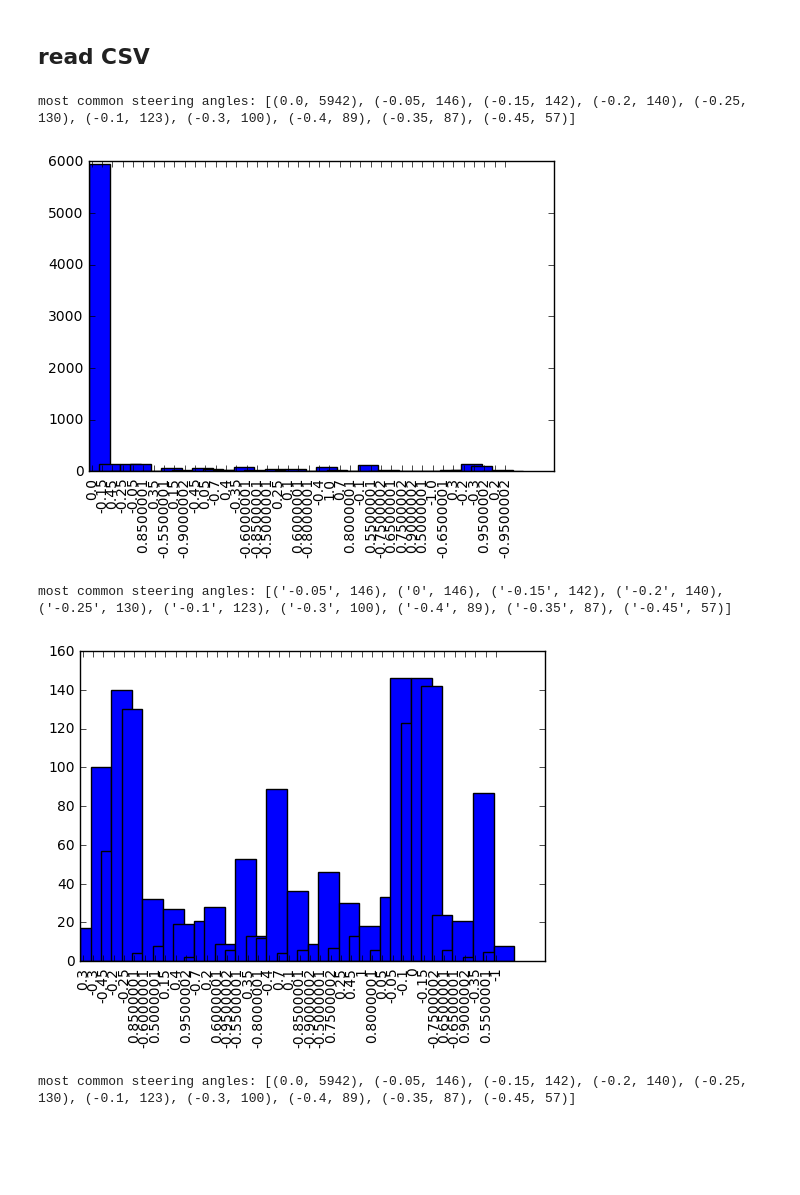
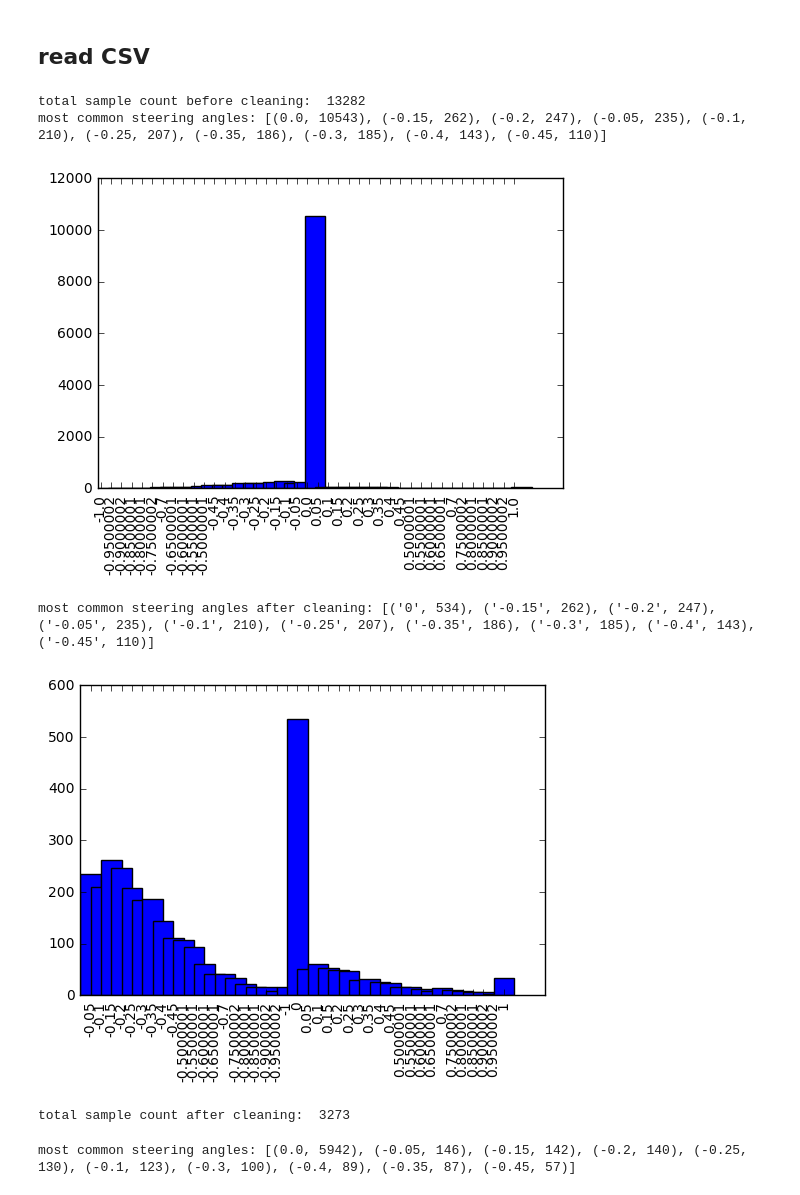
Before and after one commit to zwh42/Behavioral-Cloning, a Jupyter notebook: FlowSetup.ipynb, the cells around one changed output. Drawn from its saved outputs; the diff is of its cells as text; code cells hidden in the pictures; blank space fills up the shorter version.

```diff
--- a/FlowSetup.ipynb
+++ b/FlowSetup.ipynb
@@ -18,7 +18,7 @@ from keras.layers.core import Lambda, Dense, Activation, Flatten
 import matplotlib.pyplot as plt
 from collections import Counter
 
-CSV_PATH = "./train_data_3/driving_log.csv"
+CSV_PATH_LIST = ["./train_data_3/driving_log.csv", "./train_data_4/driving_log.csv", "./train_data_5/driving_log.csv"]
 IMG_PATH_PREFIX = "./train_data/"
 # %%
 '''
@@ -28,60 +28,66 @@ IMG/center_2016_12_01_13_30_48_287.jpg, IMG/left_2016_12_01_13_30_48_287.jpg, IM
 IMG/center_2016_12_01_13_30_48_404.jpg, IMG/left_2016_12_01_13_30_48_404.jpg, IMG/right_2016_12_01_13_30_48_404.jpg, 0, 0, 0, 21.87963
 '''
 
-def data_preprocessing(csv_path):
+def data_preprocessing(csv_path_list):
     sample_line_list = []
     counter = Counter()
-    with open(csv_path) as csvfile:
-        next(csvfile, None) ## skip the header
-        reader = csv.reader(csvfile)
-        for line in reader:
-            sample_line_list.append(line)
-            counter[float(line[3])] += 1
 
-    keys = counter.keys()
-    #print(keys)
+    for csv_path in csv_path_list:
+        with open(csv_path) as csvfile:
+            next(csvfile, None) ## skip the header
+            reader = csv.reader(csvfile)
+            for line in reader:
+                sample_line_list.append(line)
+                counter[float(line[3])] += 1
+
+    keys = sorted(counter.keys())
+    print("total sample count before cleaning: ", len(sample_line_list))
 
     most_common_angles = counter.most_common(10)
     print("most common steering angles:",most_common_angles)
     indexes = np.arange(len(keys))
     angle_count = [counter[k] for k in keys]
 
     plt.bar(indexes, angle_count, width=2)
     plt.xticks(indexes + 0.5 * 0.5, keys, rotation=90)
     plt.show()
 
 
-    counter2 = Counter()
+    clean_counter = Counter()
     final_sample_list = []
+
     for sample in sample_line_list:
         if abs(float(sample[3]) - 0.00) < 0.001: #angle = 0.0
-            if random.random() <= most_common_angles[1][1]/most_common_angles[0][1]:
+            if random.random() <= most_common_angles[1][1]/most_common_angles[0][1] * 2:
                 final_sample_list.append(sample)
-                counter2[sample[3]] += 1
+                clean_counter[sample[3]] += 1
         else:
             final_sample_list.append(sample)
-            counter2[sample[3]] += 1
+            clean_counter[sample[3]] += 1
 
 
-    print("most common steering angles:", counter2.most_common(10))
-    keys2 = counter2.keys()
-    indexes2 = np.arange(len(keys2))
-    angle_count2 = [counter2[k] for k in keys2]
+    print("most common steering angles after cleaning:", clean_counter.most_common(10))
+    clean_keys = sorted(clean_counter.keys())
+    clean_indexes = np.arange(len(clean_keys))
+    clean_angle_count = [clean_counter[k] for k in clean_keys]
 
-    plt.bar(indexes2, angle_count2, width=2)
-    plt.xticks(indexes + 0.5 * 0.5, keys2, rotation=90)
+    plt.bar(clean_indexes, clean_angle_count, width=2)
+    plt.xticks(clean_indexes + 2 * 0.5, clean_keys, rotation=90)
     plt.show()
 
+    print("total sample count after cleaning: ", len(final_sample_list))
     return final_sample_list
 
 
 
-data_dict = data_preprocessing(CSV_PATH)
+data_dict = data_preprocessing(CSV_PATH_LIST)
 # %% [output]
-most common steering angles: [(0.0, 5942), (-0.05, 146), (-0.15, 142), (-0.2, 140), (-0.25, 130), (-0.1, 123), (-0.3, 100), (-0.4, 89), (-0.35, 87), (-0.45, 57)]
+total sample count before cleaning:  13282
+most common steering angles: [(0.0, 10543), (-0.15, 262), (-0.2, 247), (-0.05, 235), (-0.1, 210), (-0.25, 207), (-0.35, 186), (-0.3, 185), (-0.4, 143), (-0.45, 110)]
-[figure, old version]
+[figure, new version]
-most common steering angles: [('-0.05', 146), ('0', 146), ('-0.15', 142), ('-0.2', 140), ('-0.25', 130), ('-0.1', 123), ('-0.3', 100), ('-0.4', 89), ('-0.35', 87), ('-0.45', 57)]
+most common steering angles after cleaning: [('0', 534), ('-0.15', 262), ('-0.2', 247), ('-0.05', 235), ('-0.1', 210), ('-0.25', 207), ('-0.35', 186), ('-0.3', 185), ('-0.4', 143), ('-0.45', 110)]
-[figure, old version]
+[figure, new version]
+total sample count after cleaning:  3273
 # %%
 def generator(samples, batch_size=1000):
     num_samples = len(samples)
```
